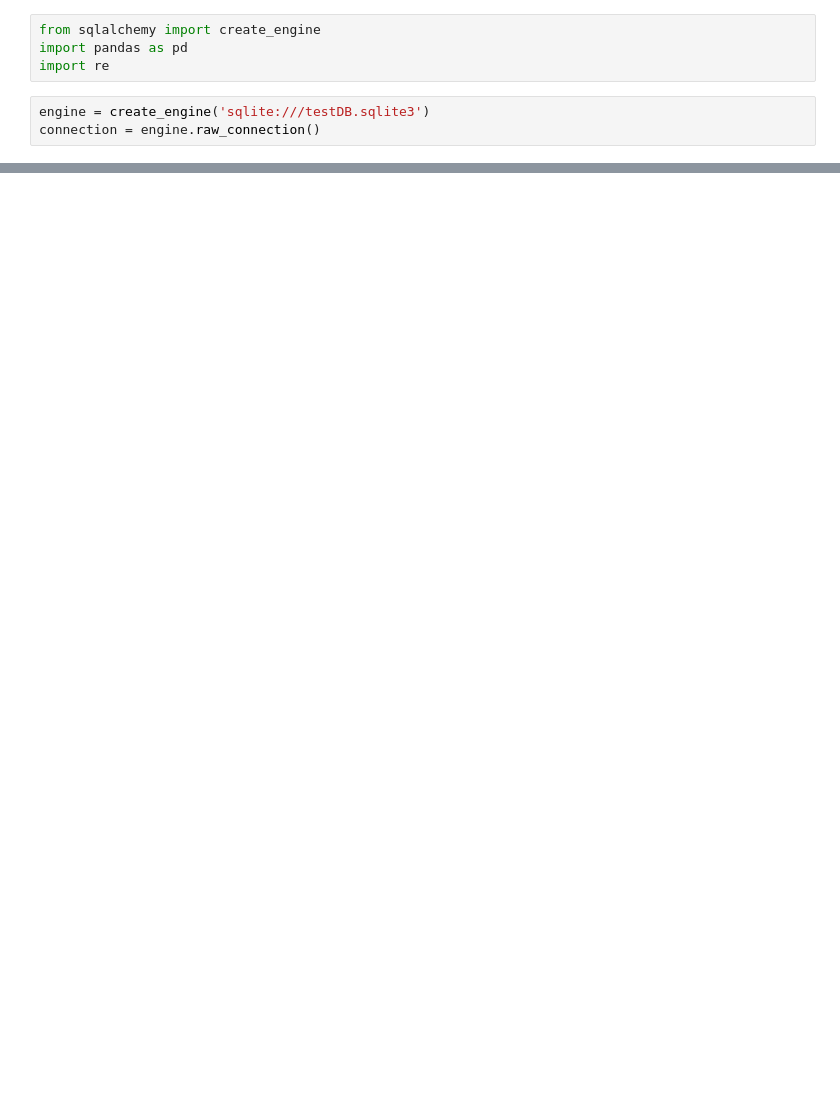
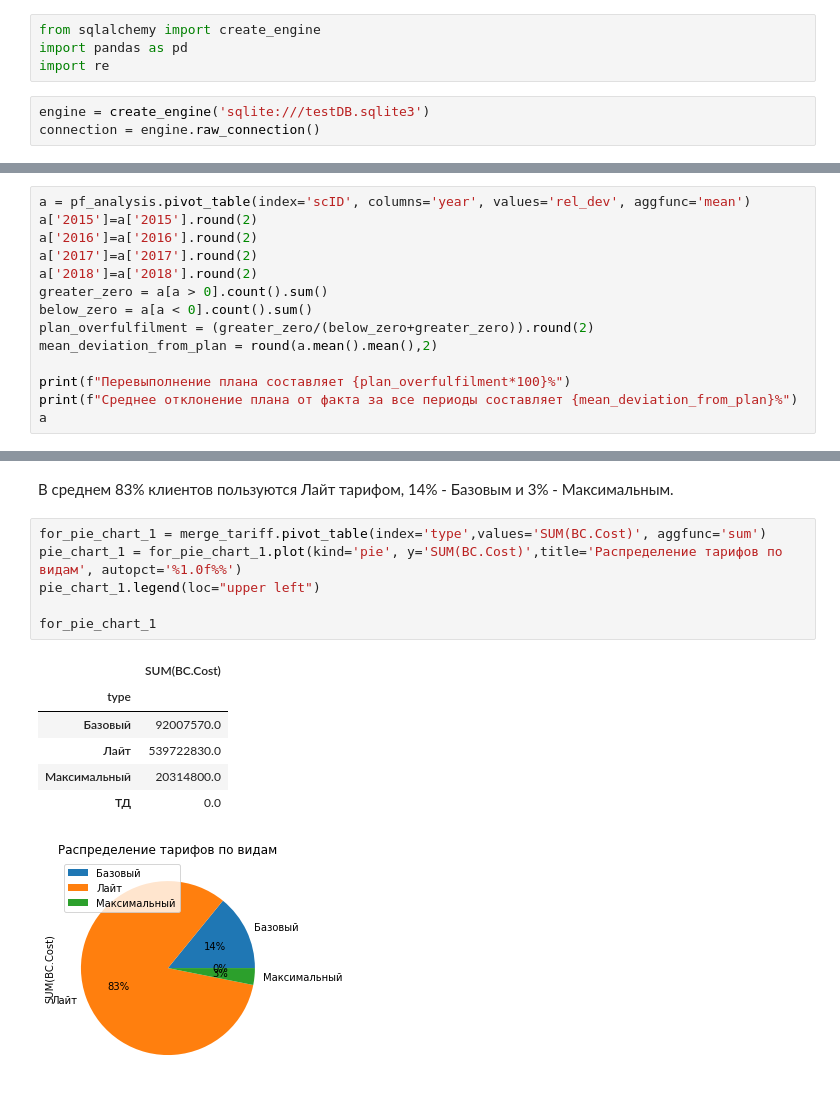
Before and after one commit to eshishmarina/test_task_kontur, a Jupyter notebook: sales_report.ipynb, the cells around one changed output, grey strips where cells are left out. Saved outputs shown, nothing was run; the diff lists cells and outputs as text; blank space fills up the shorter version.

```diff
--- a/sales_report.ipynb
+++ b/sales_report.ipynb
@@ -67,0 +93,14 @@ print(pf_analysis)
+# %%
+a = pf_analysis.pivot_table(index='scID', columns='year', values='rel_dev', aggfunc='mean')
+a['2015']=a['2015'].round(2)
+a['2016']=a['2016'].round(2)
+a['2017']=a['2017'].round(2)
+a['2018']=a['2018'].round(2)
+greater_zero = a[a > 0].count().sum()
+below_zero = a[a < 0].count().sum()
+plan_overfulfilment = (greater_zero/(below_zero+greater_zero)).round(2)
+mean_deviation_from_plan = round(a.mean().mean(),2)
+
+print(f"Перевыполнение плана составляет {plan_overfulfilment*100}%")
+print(f"Среднее отклонение плана от факта за все периоды составляет {mean_deviation_from_plan}%")
+a
@@ -178,3 +288,19 @@ merge_tariff
 | 46078 | 832398 | Priscilla Waggoner | Доступ к сервису "Бухгалтерия.Кон... | 12 | 2015 | 0.0 | 270 | ТД | 4 мес. |
 | 46079 | 833794 | Michal Morgan | Доступ к сервису "Бухгалтерия.Кон... | 04 | 2016 | 0.0 | 270 | ТД | 4 мес. |
 46080 rows × 9 columns
+# %% [markdown]
+В среднем 83% клиентов пользуются Лайт тарифом, 14% - Базовым и 3% - Максимальным.
+# %%
+for_pie_chart_1 = merge_tariff.pivot_table(index='type',values='SUM(BC.Cost)', aggfunc='sum')
+pie_chart_1 = for_pie_chart_1.plot(kind='pie', y='SUM(BC.Cost)',title='Распределение тарифов по видам', autopct='%1.0f%%')
+pie_chart_1.legend(loc="upper left")
+
+for_pie_chart_1
+# %% [output]
+|  | SUM(BC.Cost) |
+| type |  |
+| Базовый | 92007570.0 |
+| Лайт | 539722830.0 |
+| Максимальный | 20314800.0 |
+| ТД | 0.0 |
+[figure, added]
```
Also changed, not shown: parts of 22 cells of this notebook, 2 other files.
